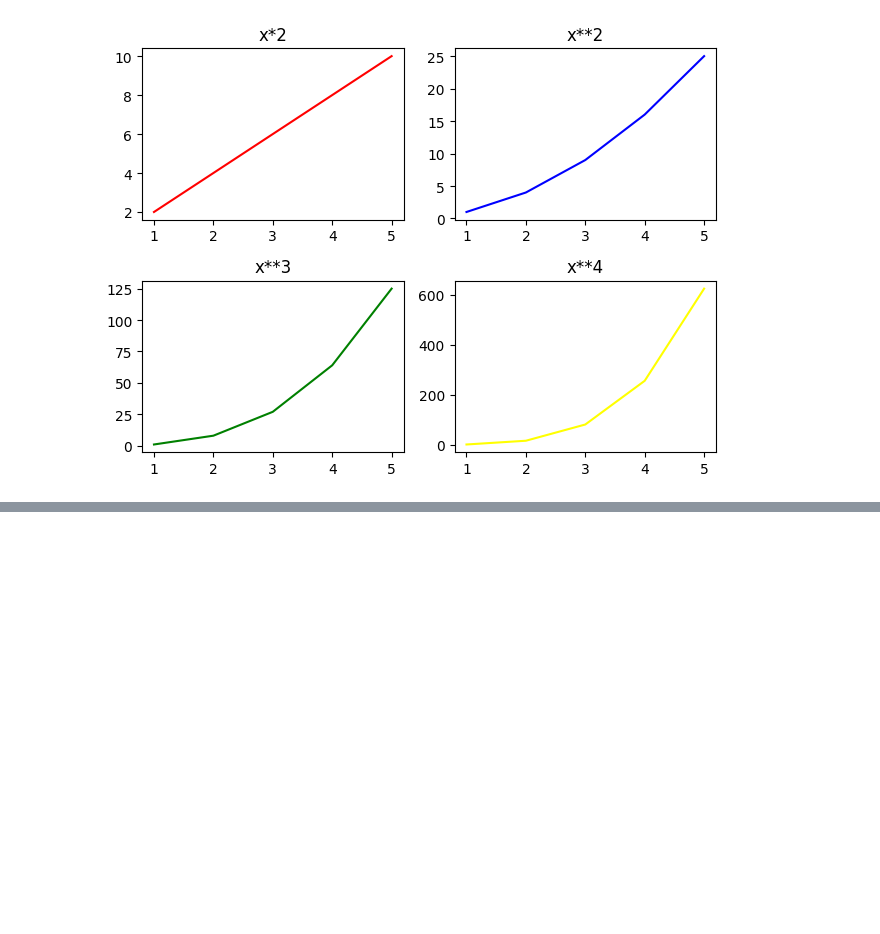
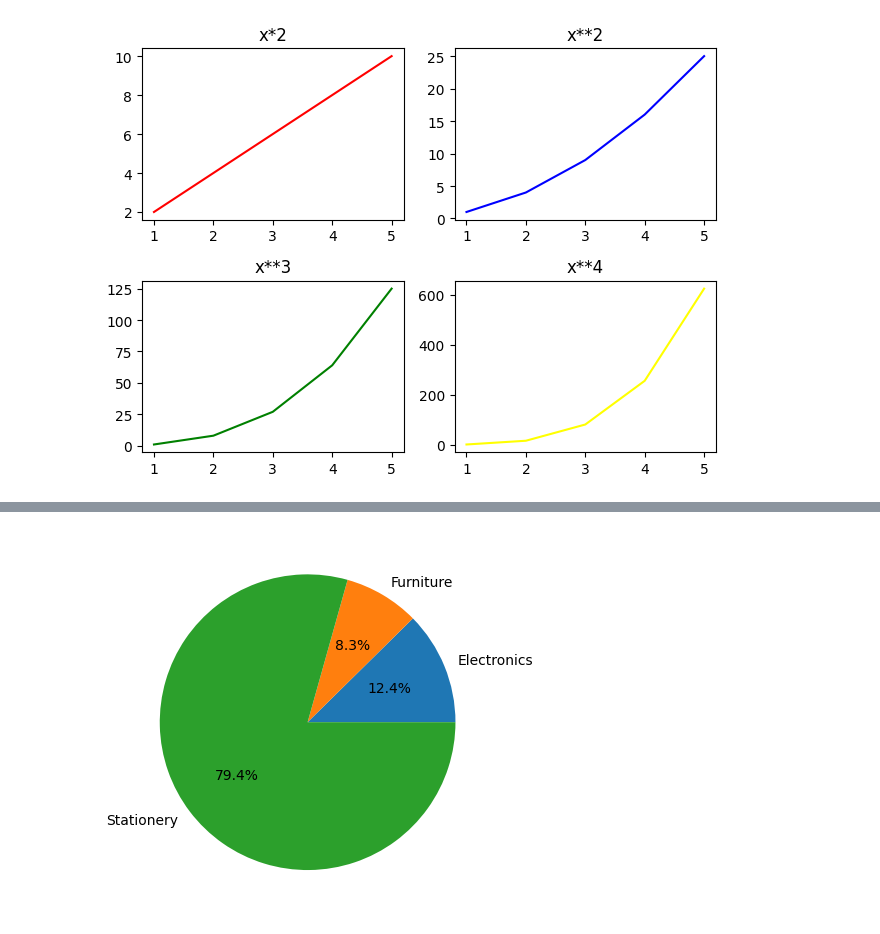
Before and after one commit to Subinkvs/Matplolib_Simplified, a Jupyter notebook: Juypter_matplotlib.ipynb, the cells around one changed output, grey strips where cells are left out. Saved outputs shown, nothing was run; the diff lists cells and outputs as text; code cells hidden in the pictures; blank space fills up the shorter version.

```diff
--- a/Juypter_matplotlib.ipynb
+++ b/Juypter_matplotlib.ipynb
@@ -147,0 +206,8 @@ plt.show()
+# %%
+
+# ---------- (3) Pie Chart ----------
+
+plt.pie(category_quantity.values, labels=category_quantity.index, autopct="%1.1f%%")
+plt.show()
+# %% [output]
+[figure, added]
```
Also changed, not shown: parts of 3 cells of this notebook, 1 other file.
